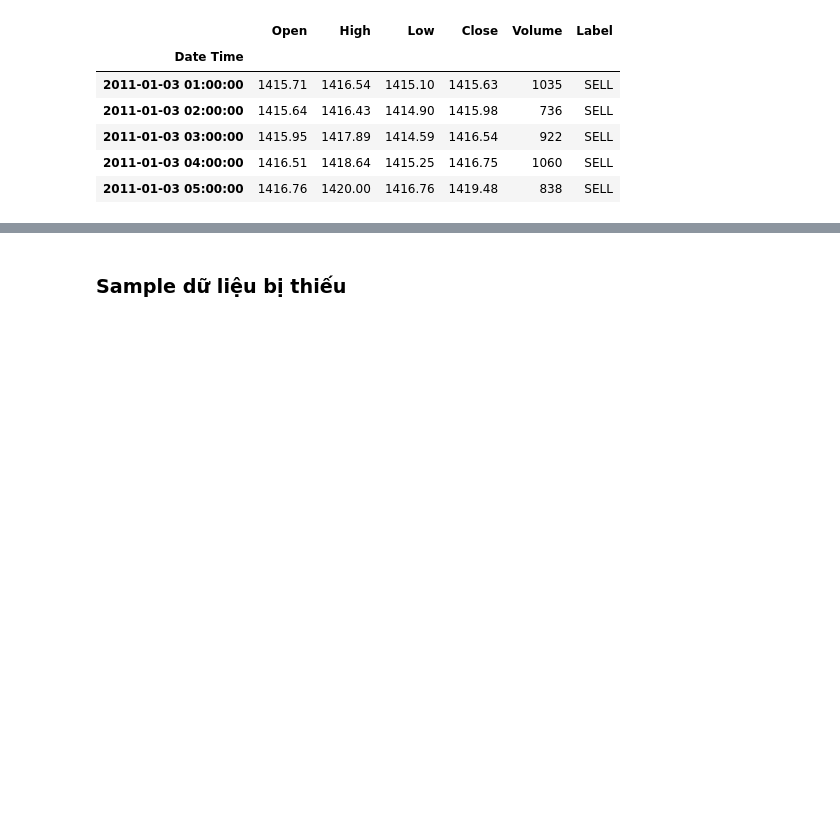
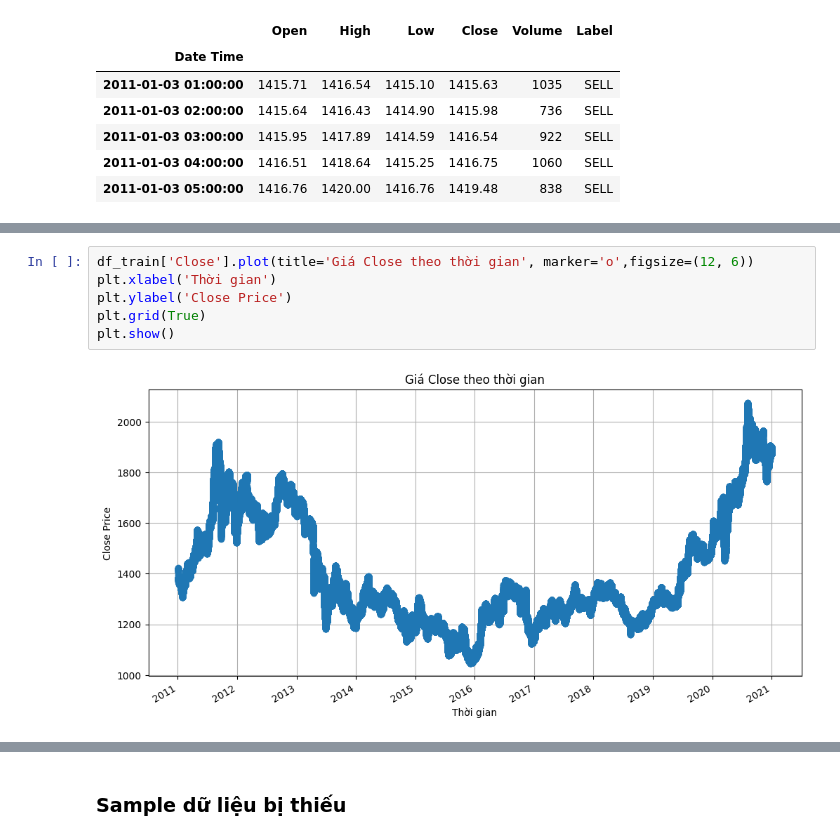
Before and after one commit to bokuwakira1411/Data-mining---ex2-3, a Jupyter notebook: exercise_2+3.ipynb, the cells around one changed output, grey strips where cells are left out. Drawn from its saved outputs; the diff is of its cells as text; blank space fills up the shorter version.

```diff
--- a/exercise_2+3.ipynb
+++ b/exercise_2+3.ipynb
@@ -49,0 +74,8 @@ df_train.head()
+# %%
+df_train['Close'].plot(title='Giá Close theo thời gian', marker='o',figsize=(12, 6))
+plt.xlabel('Thời gian')
+plt.ylabel('Close Price')
+plt.grid(True)
+plt.show()
+# %% [output]
+[figure, added]
```
Also changed, not shown: parts of 18 cells of this notebook.
